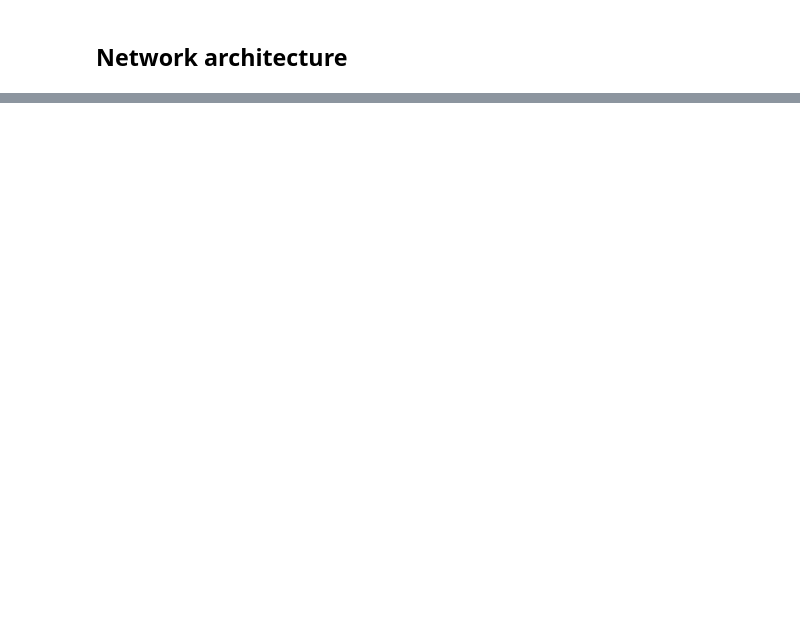
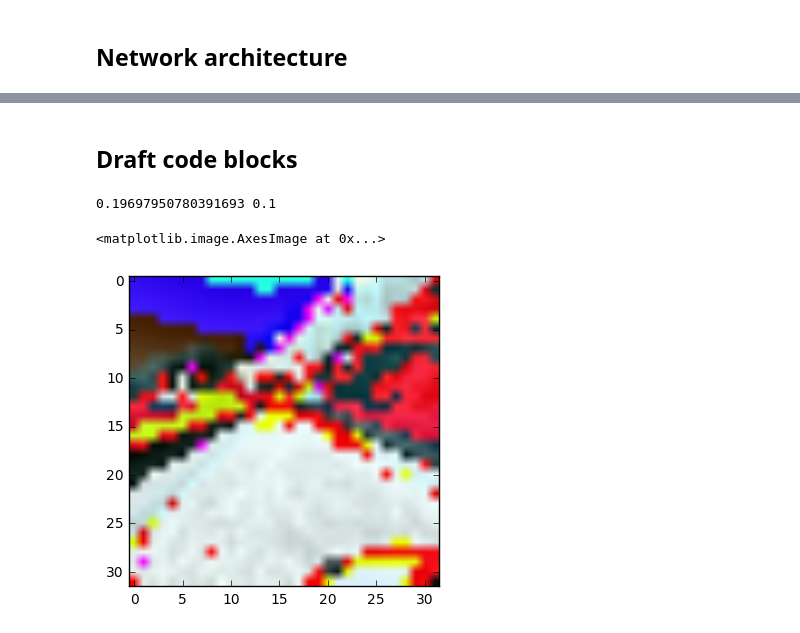
Before and after one commit to apereiral/Behavioral-Cloning-Project, a Jupyter notebook: behavioral-cloning-notebook.ipynb, the cells around one changed output, grey strips where cells are left out. Drawn from its saved outputs; the diff is of its cells as text; code cells hidden in the pictures; blank space fills up the shorter version.

```diff
--- a/behavioral-cloning-notebook.ipynb
+++ b/behavioral-cloning-notebook.ipynb
@@ -57,9 +59,11 @@ to_right = visualize_dataset('track1/full_toRight1/driving_log.csv')
 ## Data preparation
 # %%
 def add_bias(dataset, bias=0.):
+    #dataset = np.convolve(dataset, gaussian_window, 'same')/5.
+    dataset = np.convolve(dataset, gaussian_window, 'same')
     steering_data = dataset + bias
-    steering_data = np.append(steering_data, dataset + 0.1 + bias, axis=0)
-    steering_data = np.append(steering_data, dataset - 0.1 + bias, axis=0)
+    steering_data = np.append(steering_data, dataset + 0.05 + bias, axis=0)
+    steering_data = np.append(steering_data, dataset - 0.05 + bias, axis=0)
     return steering_data
 
 def read_images(dataset):
@@ -82,7 +86,7 @@ def concat_data(dataset_list):
         final_dataset = np.append(final_dataset, dataset_list[i], axis=0)
     return final_dataset
 # %%
-pickle_file = 'train_data.pickle'
+pickle_file = 'train_data_norm_gauss.pickle'
 
 if isfile(pickle_file):
         print('File already exists.')
@@ -91,6 +95,13 @@ if isfile(pickle_file):
         img_train = train['img']
         steering_train = train['steering']
 else:
+
+    #gaussian_window = gaussian(50, std=5.)
+    sigma = 3.
+    mu = 0.
+    x = np.arange(-3*sigma, 3.1*sigma, sigma/8) # Size of window: 48
+    gaussian_window = (np.exp((-1.*x**2)/(2*sigma**2)))*(1./(np.sqrt(2*np.pi*sigma**2)))
+
     c_img, c_steering = load_from_log(center)
     c_rev_img, c_rev_steering = load_from_log(center_rev)
 
@@ -178,0 +215,13 @@ history = model.fit(img_train, steering_train, nb_epoch=20, validation_split=0.2
+# %% [markdown]
+## Draft code blocks
+# %%
+img_ = img_train[2501, :, :, :]
+t_img_ = img_[None, :, :, :]
+print(float(model.predict(t_img_, batch_size=1)), steering_train[2501])
+# %% [output]
+0.19697950780391693 0.1
+# %%
+plt.imshow(img_)
+# %% [output]
+<matplotlib.image.AxesImage at 0x...>
+[figure, added]
```
Also changed, not shown: parts of 31 cells of this notebook.
